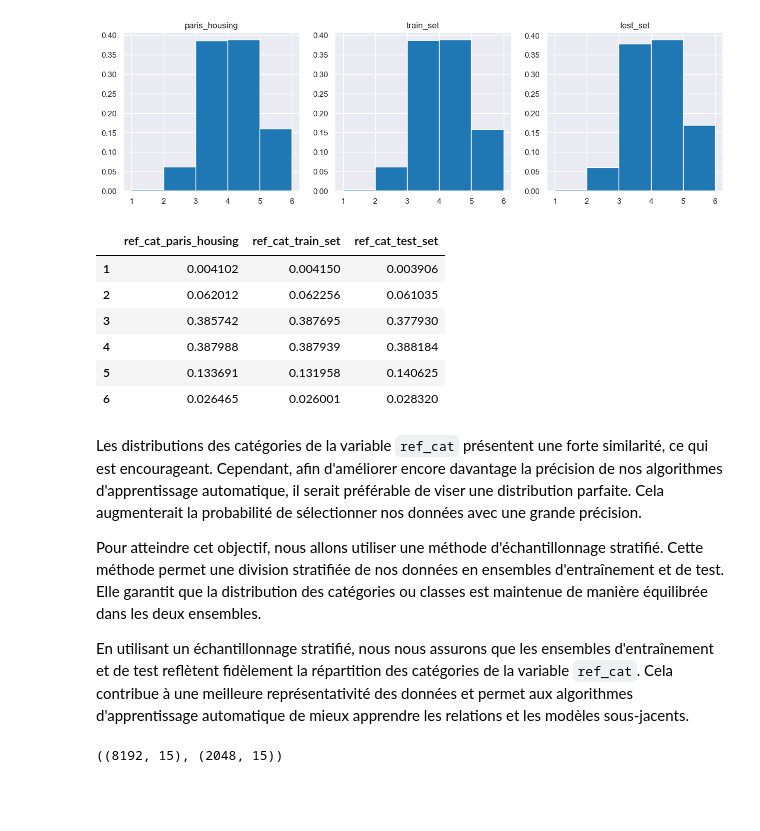
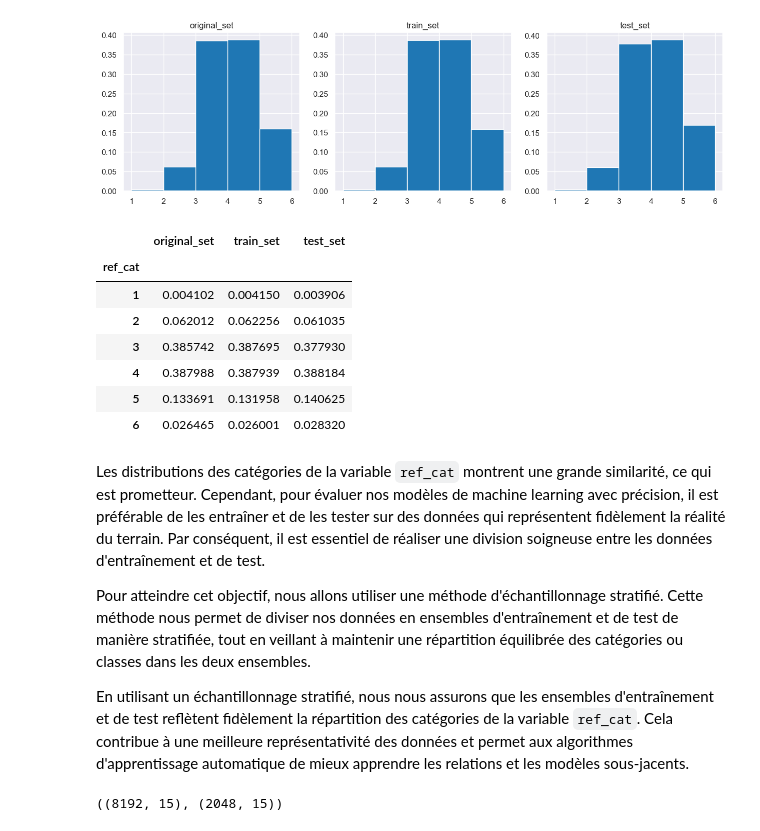
Before and after one commit to BranisGh/Data-Science-Projects, a Jupyter notebook: paris_housing.ipynb, the cells around one changed output. Drawn from its saved outputs; the diff is of its cells as text; code cells hidden in the pictures; blank space fills up the shorter version.

```diff
--- a/paris_housing.ipynb
+++ b/paris_housing.ipynb
@@ -194,13 +196,14 @@ for ax, set, name in zip(axes.flatten(), [paris_housing_, train_set, test_set],
 # %% [output]
 [figure]
 # %%
-data = {'ref_cat_paris_housing': paris_housing_.ref_cat.value_counts() / len(paris_housing_),
-        'ref_cat_train_set': train_set.ref_cat.value_counts() / len(train_set),
-        'ref_cat_test_set': test_set.ref_cat.value_counts() / len(test_set)}
-df_ = pd.DataFrame(data=data, index=test_set.ref_cat.unique().sort_values()).sort_index()
+data = {'original_set': paris_housing_.ref_cat.value_counts() / len(paris_housing_),
+        'train_set': train_set.ref_cat.value_counts() / len(train_set),
+        'test_set': test_set.ref_cat.value_counts() / len(test_set)}
+df_ = pd.DataFrame(data=data, index=test_set.ref_cat.unique().sort_values()).sort_index().rename_axis("ref_cat", axis="index")
 df_
 # %% [output]
-|  | ref_cat_paris_housing | ref_cat_train_set | ref_cat_test_set |
+|  | original_set | train_set | test_set |
+| ref_cat |  |  |  |
 | 1 | 0.004102 | 0.004150 | 0.003906 |
 | 2 | 0.062012 | 0.062256 | 0.061035 |
 | 3 | 0.385742 | 0.387695 | 0.377930 |
@@ -208,9 +211,9 @@ df_
 | 5 | 0.133691 | 0.131958 | 0.140625 |
 | 6 | 0.026465 | 0.026001 | 0.028320 |
 # %% [markdown]
-Les distributions des catégories de la variable `ref_cat` présentent une forte similarité, ce qui est encourageant. Cependant, afin d'améliorer encore davantage la précision de nos algorithmes d'apprentissage automatique, il serait préférable de viser une distribution parfaite. Cela augmenterait la probabilité de sélectionner nos données avec une grande précision.
+Les distributions des catégories de la variable `ref_cat` montrent une grande similarité, ce qui est prometteur. Cependant, pour évaluer nos modèles de machine learning avec précision, il est préférable de les entraîner et de les tester sur des données qui représentent fidèlement la réalité du terrain. Par conséquent, il est essentiel de réaliser une division soigneuse entre les données d'entraînement et de test.
 
-Pour atteindre cet objectif, nous allons utiliser une méthode d'échantillonnage stratifié. Cette méthode permet une division stratifiée de nos données en ensembles d'entraînement et de test. Elle garantit que la distribution des catégories ou classes est maintenue de manière équilibrée dans les deux ensembles.
+Pour atteindre cet objectif, nous allons utiliser une méthode d'échantillonnage stratifié. Cette méthode nous permet de diviser nos données en ensembles d'entraînement et de test de manière stratifiée, tout en veillant à maintenir une répartition équilibrée des catégories ou classes dans les deux ensembles.
 
 En utilisant un échantillonnage stratifié, nous nous assurons que les ensembles d'entraînement et de test reflètent fidèlement la répartition des catégories de la variable `ref_cat`. Cela contribue à une meilleure représentativité des données et permet aux algorithmes d'apprentissage automatique de mieux apprendre les relations et les modèles sous-jacents.
 # %%
```
Also changed, not shown: parts of 19 cells of this notebook.
